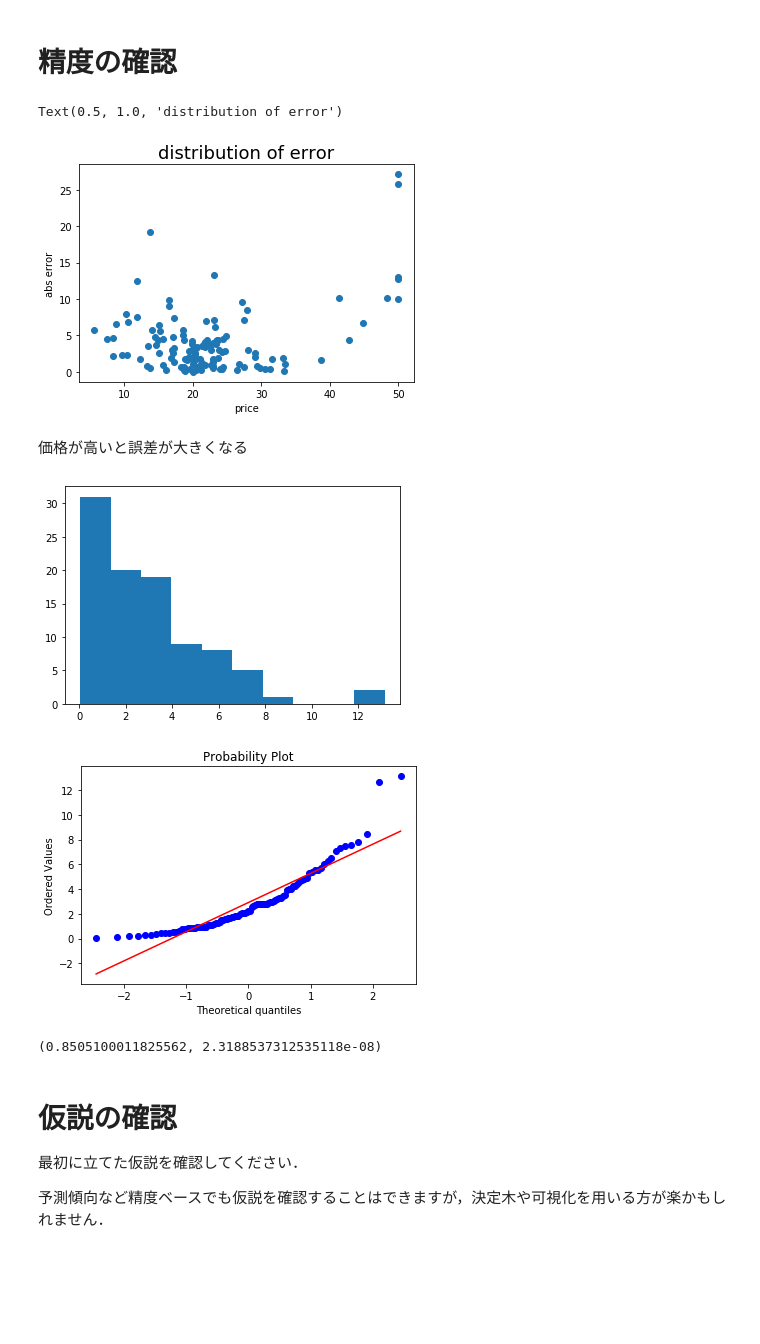
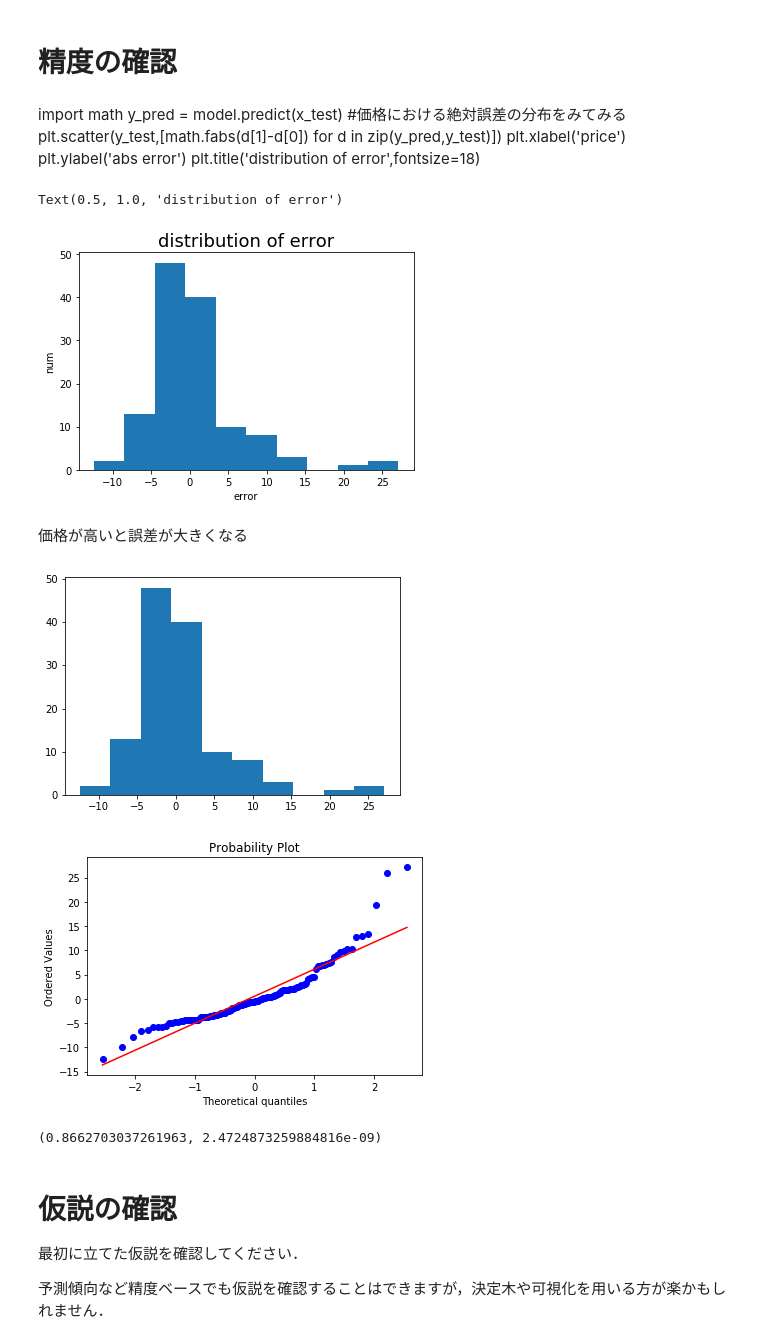
Before and after one commit to utoca/submit, a Jupyter notebook: 第5回課題.ipynb, the cells around one changed output. Saved outputs shown, nothing was run; the diff lists cells and outputs as text; code cells hidden in the pictures; blank space fills up the shorter version.

```diff
--- a/第5回課題.ipynb
+++ b/第5回課題.ipynb
@@ -124,35 +124,42 @@ print(score)
 0.5692445415835345
 # %% [markdown]
 # 精度の確認
+# %% [markdown]
+import math
+y_pred = model.predict(x_test)
+#価格における絶対誤差の分布をみてみる
+plt.scatter(y_test,[math.fabs(d[1]-d[0]) for d in zip(y_pred,y_test)])
+plt.xlabel('price')
+plt.ylabel('abs error')
+plt.title('distribution of error',fontsize=18)
 # %%
-import math
 y_pred = model.predict(x_test)
-#価格における絶対誤差の分布をみてみる
-plt.scatter(y_test,[math.fabs(d[1]-d[0]) for d in zip(y_pred,y_test)])
-plt.xlabel('price')
-plt.ylabel('abs error')
+
+plt.hist([d[1]-d[0] for d in zip(y_pred,y_test)])
+plt.xlabel('error')
+plt.ylabel('num')
 plt.title('distribution of error',fontsize=18)
 # %% [output]
 Text(0.5, 1.0, 'distribution of error')
-[figure, old version]
+[figure, new version]
 # %% [markdown]
 価格が高いと誤差が大きくなる
 # %%
 from scipy import stats
 def check_norm(x):
     plt.hist(x, bins=10)#ヒストグラム表示
     plt.pause(.01)
     stats.probplot(x, dist="norm", plot=plt)#QQプロット表示
     plt.pause(.01)
     p=stats.shapiro(x)#シャピロウィルク検定
     print(p)
 
 #誤差の分布
-check_norm([math.fabs(d[1]-d[0]) for d in zip(y_pred,y_test)])
+check_norm([d[1]-d[0] for d in zip(y_pred,y_test)])
 # %% [output]
-[figure, old version]
+[figure, new version]
-[figure, old version]
+[figure, new version]
-(0.8505100011825562, 2.3188537312535118e-08)
+(0.8662703037261963, 2.4724873259884816e-09)
 # %% [markdown]
 # 仮説の確認
 最初に立てた仮説を確認してください．
```
Also changed, not shown: parts of 1 cell of this notebook, 3 other files.
